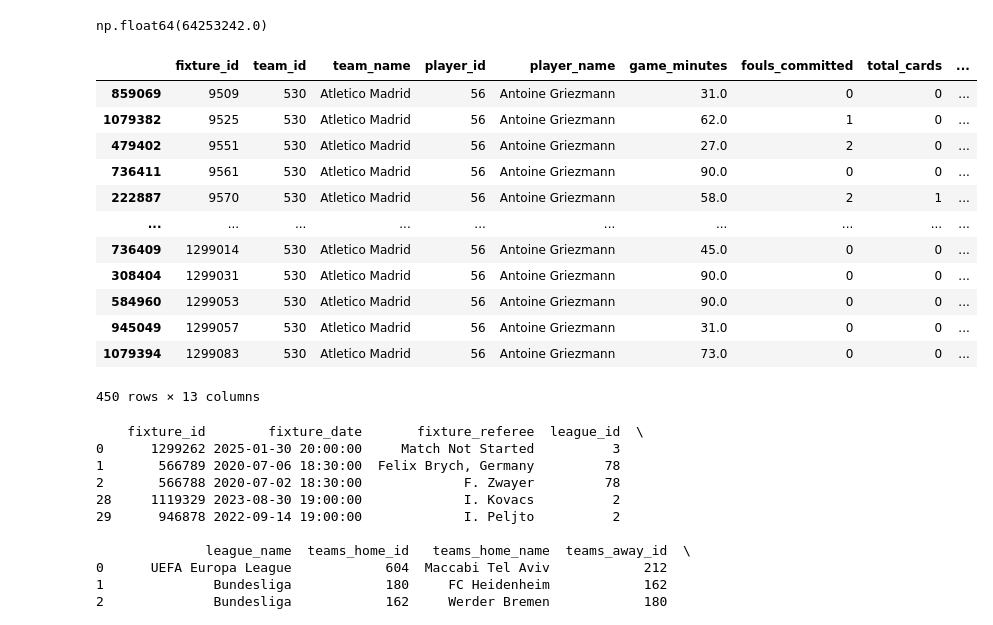
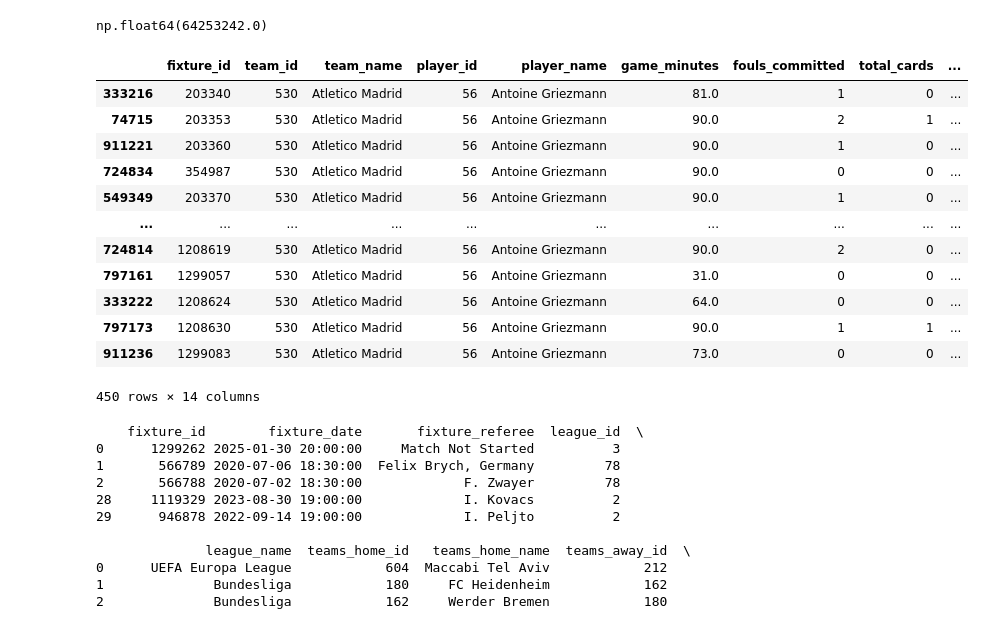
Before and after one commit to safargergo/HalLab, a Jupyter notebook: hallab.ipynb, the cells around one changed output. Drawn from its saved outputs; the diff is of its cells as text; code cells hidden in the pictures.

Commit message:
fixture date added to player stat df

```diff
--- a/hallab.ipynb
+++ b/hallab.ipynb
@@ -72,10 +88,12 @@ np.int64(0)
 fix_players_clean["game_minutes"].sum()
 # %% [output]
 np.float64(64253242.0)
+# %%
+fix_players_clean_og = fix_players_clean.merge(fix_clean[['fixture_id', 'fixture_date']], on='fixture_id', how='left')
 # %%
 def calculate_avg_cards_per_90(df):
     # Sort by fixture_id to ensure chronological order
-    df = df.sort_values(by=['player_name', 'fixture_id'])
+    df = df.sort_values(by=['player_name', 'fixture_date'])
 
     # Create new columns for storing cumulative stats
     df['cumulative_cards'] = 0
@@ -112,20 +130,20 @@ def calculate_avg_cards_per_90(df):
 
     return df
 # %%
-fix_players_clean = calculate_avg_cards_per_90(fix_players_clean)
+fix_players_clean = calculate_avg_cards_per_90(fix_players_clean_og)
 # %%
-fix_players_clean[fix_players_clean['player_name'] == "Antoine Griezmann"]
+fix_players_clean[fix_players_clean['player_name'] == "Antoine Griezmann"].sort_values('fixture_date')
 # %% [output]
 |  | fixture_id | team_id | team_name | player_id | player_name | game_minutes | fouls_committed | total_cards | ... |
-| 859069 | 9509 | 530 | Atletico Madrid | 56 | Antoine Griezmann | 31.0 | 0 | 0 | ... |
-| 1079382 | 9525 | 530 | Atletico Madrid | 56 | Antoine Griezmann | 62.0 | 1 | 0 | ... |
-| 479402 | 9551 | 530 | Atletico Madrid | 56 | Antoine Griezmann | 27.0 | 2 | 0 | ... |
-| 736411 | 9561 | 530 | Atletico Madrid | 56 | Antoine Griezmann | 90.0 | 0 | 0 | ... |
-| 222887 | 9570 | 530 | Atletico Madrid | 56 | Antoine Griezmann | 58.0 | 2 | 1 | ... |
+| 333216 | 203340 | 530 | Atletico Madrid | 56 | Antoine Griezmann | 81.0 | 1 | 0 | ... |
+| 74715 | 203353 | 530 | Atletico Madrid | 56 | Antoine Griezmann | 90.0 | 2 | 1 | ... |
+| 911221 | 203360 | 530 | Atletico Madrid | 56 | Antoine Griezmann | 90.0 | 1 | 0 | ... |
+| 724834 | 354987 | 530 | Atletico Madrid | 56 | Antoine Griezmann | 90.0 | 0 | 0 | ... |
+| 549349 | 203370 | 530 | Atletico Madrid | 56 | Antoine Griezmann | 90.0 | 1 | 0 | ... |
 | ... | ... | ... | ... | ... | ... | ... | ... | ... | ... |
-| 736409 | 1299014 | 530 | Atletico Madrid | 56 | Antoine Griezmann | 45.0 | 0 | 0 | ... |
-| 308404 | 1299031 | 530 | Atletico Madrid | 56 | Antoine Griezmann | 90.0 | 0 | 0 | ... |
-| 584960 | 1299053 | 530 | Atletico Madrid | 56 | Antoine Griezmann | 90.0 | 0 | 0 | ... |
-| 945049 | 1299057 | 530 | Atletico Madrid | 56 | Antoine Griezmann | 31.0 | 0 | 0 | ... |
-| 1079394 | 1299083 | 530 | Atletico Madrid | 56 | Antoine Griezmann | 73.0 | 0 | 0 | ... |
+| 724814 | 1208619 | 530 | Atletico Madrid | 56 | Antoine Griezmann | 90.0 | 2 | 0 | ... |
+| 797161 | 1299057 | 530 | Atletico Madrid | 56 | Antoine Griezmann | 31.0 | 0 | 0 | ... |
+| 333222 | 1208624 | 530 | Atletico Madrid | 56 | Antoine Griezmann | 64.0 | 0 | 0 | ... |
+| 797173 | 1208630 | 530 | Atletico Madrid | 56 | Antoine Griezmann | 90.0 | 1 | 1 | ... |
+| 911236 | 1299083 | 530 | Atletico Madrid | 56 | Antoine Griezmann | 73.0 | 0 | 0 | ... |
-450 rows × 13 columns
+450 rows × 14 columns
```
Also changed, not shown: parts of 3 cells of this notebook.
